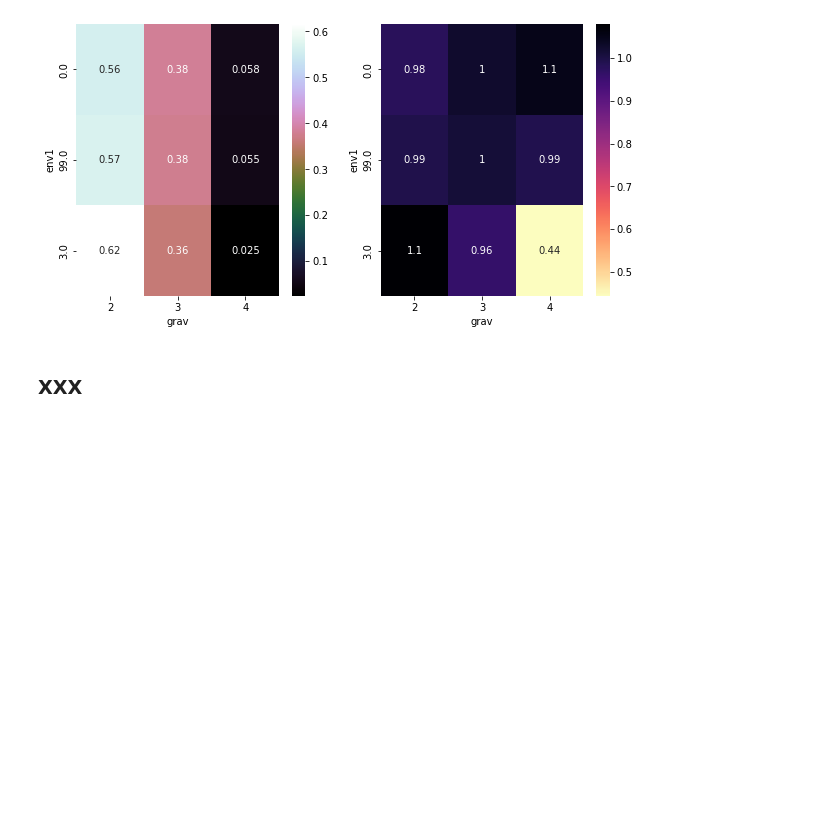
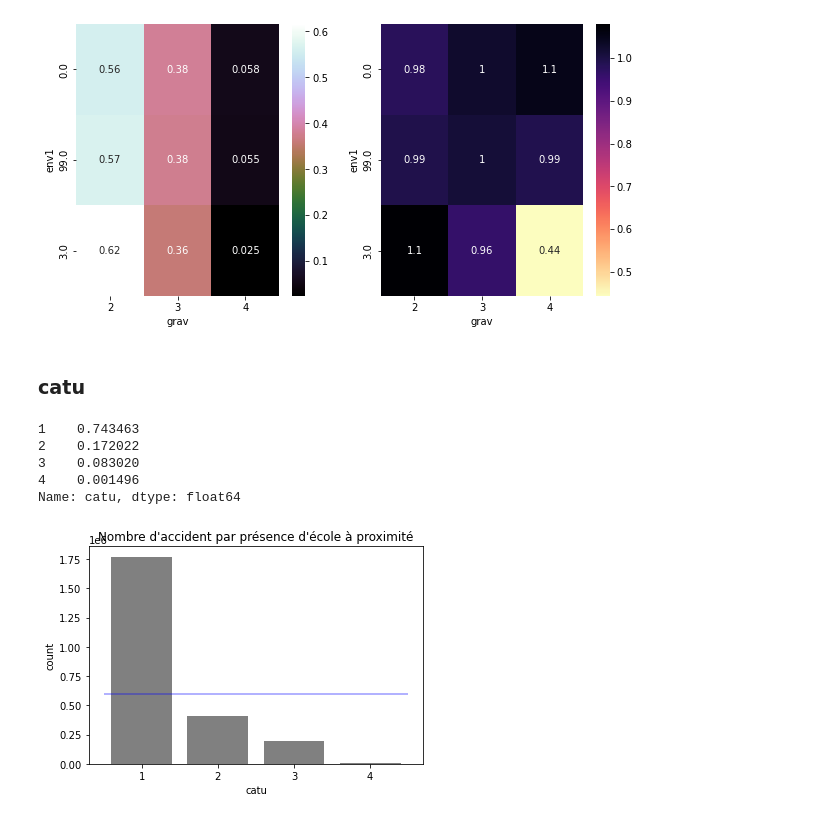
Before and after one commit to YacineHajjiDataScientist/20220814_dsProject, a Jupyter notebook: 20220821_projectDS.ipynb, the cells around one changed output. Saved outputs shown, nothing was run; the diff lists cells and outputs as text; code cells hidden in the pictures; blank space fills up the shorter version.

```diff
--- a/20220821_projectDS.ipynb
+++ b/20220821_projectDS.ipynb
@@ -1319,4 +1343,19 @@ fig.show()
 # %% [output]
 [figure]
 # %% [markdown]
-### XXX
+### catu
+# %%
+dfUsagers.catu.value_counts(normalize=True)
+# %% [output]
+1    0.743463
+2    0.172022
+3    0.083020
+4    0.001496
+Name: catu, dtype: float64
+# %%
+sns.countplot(x=dfUsagers.catu, color='grey')
+plt.title("Nombre d'accident par présence d'école à proximité")
+plt.hlines(y=len(dfUsagers['catu'])/4, xmin=-0.5, xmax=3.5, color='blue', alpha=0.4);
+# XXX
+# %% [output]
+[figure, added]
```
Also changed, not shown: parts of 36 cells of this notebook.
